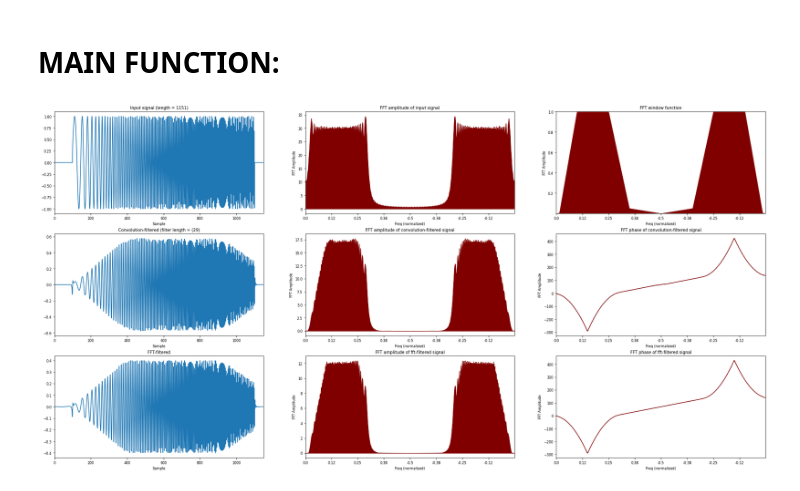
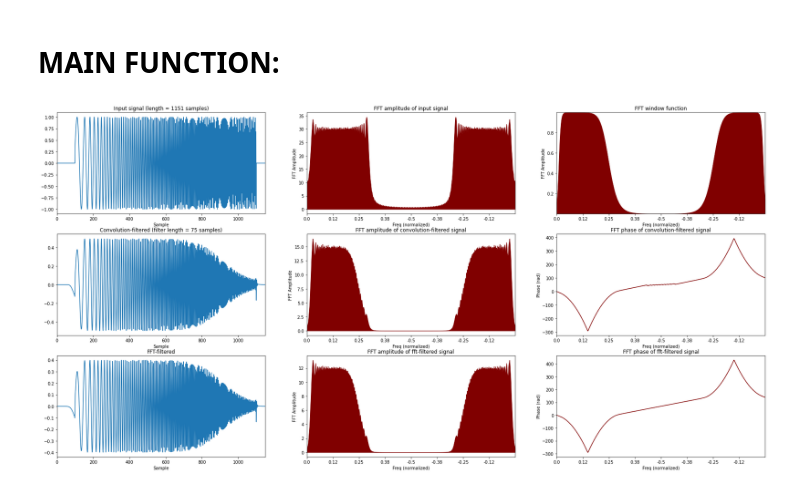
Before and after one commit to adamgogacz/time-series-processing, a Jupyter notebook: bandpass_filters.ipynb, the cells around one changed output. Saved outputs shown, nothing was run; the diff lists cells and outputs as text; code cells hidden in the pictures.

```diff
--- a/bandpass_filters.ipynb
+++ b/bandpass_filters.ipynb
@@ -115,18 +155,12 @@ def applyConvFilt(sig:np.ndarray,fftwin:np.ndarray,threshold:float=0.95,minlen:i
   'Filtering in the sample domain via convolution'
   FSINC=fftwin*fft(sinc(len(sig)))
   filt=np.real(ifft(FSINC))
-  #--- get (two-sided) cumulative energy away from the peak of sinc
-  Esym=np.cumsum(2*np.abs(filt[len(filt)//2:])); Esym-=filt[len(filt)//2]
-  Esym=(Esym/Esym[-1]); Esym[:np.minimum(minlen//2+1,len(Esym))-1]=0.
-  #--- crop at nearest peak
-  DDfilt=np.convolve(filt,np.array([-1.,2.,-1.]),'same'); DDfilt=DDfilt[len(filt)//2:]; DDfilt[-2:]=0
-  if DDfilt[1:].max() > 0:
-    DDfilt[DDfilt<0]=0.
-  else:
-    DDfilt[:]=1.
-  idx=np.argmax(np.logical_and(Esym >= threshold, DDfilt >= 0))
-  idxUsemin=len(filt)//2-idx
-  idxUsemax=len(filt)//2+idx+1
+  #--- get (two-sided) cumulative (L_1) energy away from the peak of sinc
+  Esym=2.*np.cumsum(np.abs(filt[len(filt)//2:]))-filt[len(filt)//2] # exploiting symmetry and avoiding counting the peak twice
+  Esym=Esym/Esym[-1] # normalizing by the total L1 energy
+  idx=np.maximum(np.argmax(Esym >= threshold), np.minimum(minlen//2+1,len(Esym)))
+  idxUsemin=len(filt)//2-idx+1
+  idxUsemax=len(filt)//2+idx
   #--- form the filter
   filt=filt[idxUsemin:idxUsemax]
   filt=filt/np.sum(np.abs(filt))
@@ -145,7 +179,7 @@ def plotResults(sig:np.ndarray, sigfiltconv:np.ndarray, sigfiltfft:np.ndarray, f
   axs[0,0].plot(xsig[idxSigmin:idxSigmax],sig[idxSigmin:idxSigmax])
   axs[0,0].set_xlabel('Sample')
   axs[0,0].set_xlim(xsig[idxSigmin],xsig[idxSigmax])
-  axs[0,0].set_title(label=f'Input signal (length = {len(sig)})',fontdict=None, loc='center', pad=None)
+  axs[0,0].set_title(label=f'Input signal (length = {len(sig)} samples)',fontdict=None, loc='center', pad=None)
   #--- FFT amplitude of the input signal
   SIG=np.abs(fft(sig))
   freqs=np.arange(len(SIG))
@@ -171,7 +205,7 @@ def plotResults(sig:np.ndarray, sigfiltconv:np.ndarray, sigfiltfft:np.ndarray, f
   axs[1,0].plot(xfilt[idxmin:idxmax],sigfiltconv[idxmin:idxmax])
   axs[1,0].set_xlabel('Sample')
   axs[1,0].set_xlim(xfilt[idxmin],xfilt[idxmax])
-  axs[1,0].set_title(label=f'Convolution-filtered (filter length = ({len(filtconv)})',fontdict=None, loc='center', pad=None)
+  axs[1,0].set_title(label=f'Convolution-filtered (filter length = {len(filtconv)} samples)',fontdict=None, loc='center', pad=None)
   #--- FFT amplitude of the convolution-filtered signal
   SIG_FILT=np.abs(fft(sigfiltconv))
   freqs=np.arange(len(SIG_FILT))
@@ -185,7 +219,7 @@ def plotResults(sig:np.ndarray, sigfiltconv:np.ndarray, sigfiltfft:np.ndarray, f
   SIG_FILT=np.unwrap(np.angle((fft(sigfiltconv))))
   freqs=np.arange(len(SIG_FILT))
   axs[1,2].plot(freqs,SIG_FILT,color='maroon')
-  axs[1,2].set(xlabel='Freq (normalized)', ylabel='FFT Amplitude')
+  axs[1,2].set(xlabel='Freq (normalized)', ylabel='Phase (rad)')
   axs[1,2].set_xlim(freqs.min(),freqs.max())
   axs[1,2].set_xticks(len(SIG_FILT)*freqxlabelint)
   axs[1,2].set_xticklabels(freqxlabels)
@@ -211,7 +245,7 @@ def plotResults(sig:np.ndarray, sigfiltconv:np.ndarray, sigfiltfft:np.ndarray, f
   SIG_FILT=np.unwrap(np.angle((fft(sigfiltfft))))
   freqs=np.arange(len(SIG_FILT))
   axs[2,2].plot(freqs,SIG_FILT,color='maroon')
-  axs[2,2].set(xlabel='Freq (normalized)', ylabel='FFT Amplitude')
+  axs[2,2].set(xlabel='Freq (normalized)', ylabel='Phase (rad)')
   axs[2,2].set_xlim(freqs.min(),freqs.max())
   axs[2,2].set_xticks(len(SIG_FILT)*freqxlabelint)
   axs[2,2].set_xticklabels(freqxlabels)
@@ -223,33 +257,36 @@ def plotResults(sig:np.ndarray, sigfiltconv:np.ndarray, sigfiltfft:np.ndarray, f
 # MAIN FUNCTION:
 # %%
 def main():
-  'Filter testing utility. All frequencies are normalized between 0 and 0.5 = Nyquist.'
+  'Filter testing utility; all frequencies are normalized between 0 and 0.5 = Nyquist.'
   #==============================
   # STEP 1: generate signal
   #==============================
   signal=genSweep(f0=0.015,f1=0.3,siglen=1001) # sweep
   # signal=genSpike(k=100,siglen=1001) # spike
   # signal=sinc(siglen=1021) # sinc
   #==============================
   # STEP 2: select fft window
   #==============================
   # fftwin = cdf_diff(winlen=len(signal), loc1=0.05, scale1=0.1, loc2=0.5, scale2=1)
   # fftwin = gauss(winlen=len(signal), loc=0.25, scale=0.2)
   # fftwin = sin_nthroot(winlen=len(signal),nroot=5)
   # fftwin = cos_nthroot(winlen=len(signal),nroot=1/3)
   # fftwin = sin_nthroot(winlen=len(signal),nroot=5)*cos_nthroot(winlen=len(signal),nroot=1/2)
-  fftwin = trapezoid(winlen=len(signal), a0=0.005, loc0=0.015, loc1=0.1, loc2=0.25, loc3=0.35, a1=0.05, smoothlen=3)
+  # fftwin = trapezoid(winlen=len(signal), a0=0.005, loc0=0.015, loc1=0.1, loc2=0.25, loc3=0.35, a1=0.05, smoothlen=15)
+  # fftwin = butterworth_hc(winlen=len(signal), fc=0.25, order=6)
+  fftwin = butterworth_lc(winlen=len(signal), fc=0.01, order=51)*butterworth_hc(winlen=len(signal), fc=0.25, order=6)
   #==============================
   # STEP 3: apply fft and convolution filters
   #==============================
   sigfiltfft = applyFffFilt(sig=signal, fftwin=fftwin)
-  fracuse=0.95; sigfiltconv, filtconv = applyConvFilt(sig=signal, fftwin=fftwin, threshold=fracuse, minlen=21)
+  sigfiltconv, filtconv = applyConvFilt(sig=signal, fftwin=fftwin, threshold=0.975, minlen=5)
   #==============================
   # STEP 4: plot results
   #==============================
+  # sigfiltconv=filtconv # uncomment this line to examine the filter; the results are placed in the covolution-based filter axes
   plotResults(sig=signal, sigfiltconv=sigfiltconv, sigfiltfft=sigfiltfft, fftwin=fftwin, filtconv=filtconv)
 
 if __name__=="__main__":
     main()
 # %% [output]
-[figure, old version]
+[figure, new version]
```
Also changed, not shown: parts of 4 cells of this notebook.
